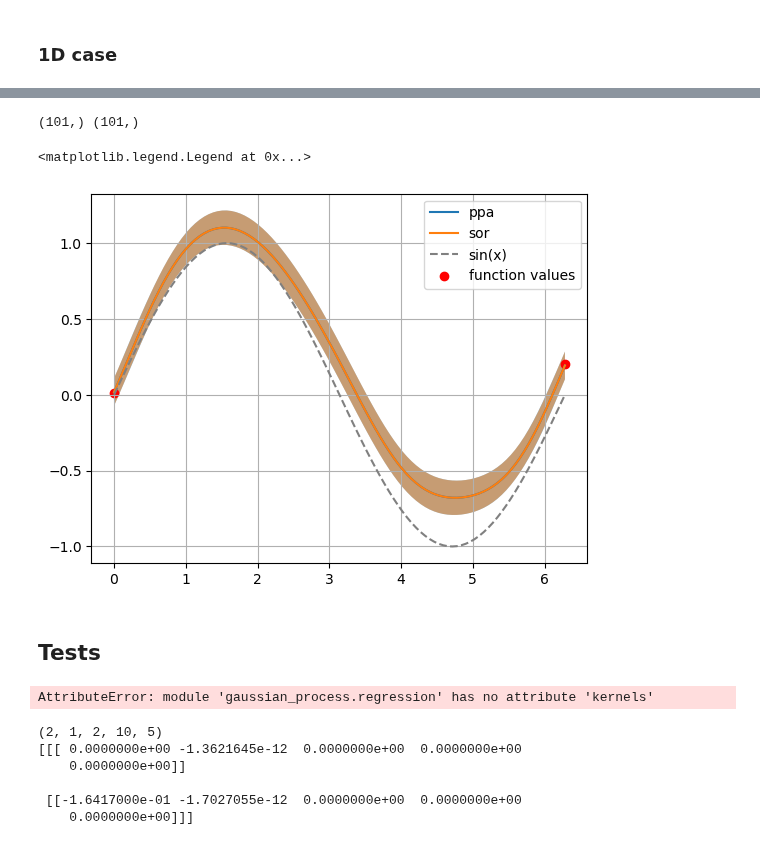
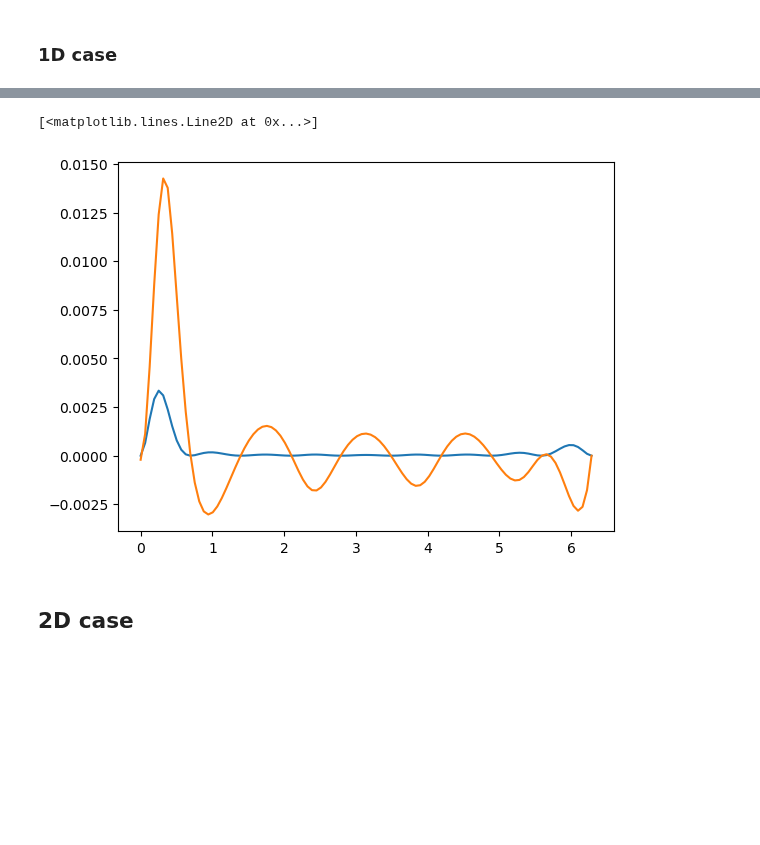
Before and after one commit to LukasEin/jaxgp, a Jupyter notebook: recover_from_derivatives.ipynb, the cells around one changed output, grey strips where cells are left out. Cells and saved outputs as stored; diff of their text form; code cells hidden in the pictures; blank space fills up the shorter version.

```diff
--- a/recover_from_derivatives.ipynb
+++ b/recover_from_derivatives.ipynb
@@ -40,6 +5,0 @@ def sigmaMatrix(sigma_sq,*,size=0):
-# %%
-def func(x,noise=0.0):
-    return np.sin(x) + noise*np.random.randn(*x.shape)
-
-def grad_func(x,noise=0.0):
-    return np.cos(x) + noise*np.random.randn(*x.shape)
@@ -203,2 +6,8 @@ kernel = RBF()
 # %% [markdown]
 ### 1D case
+# %%
+def func(x,noise=0.0):
+    return jnp.sin(x) + noise*jnp.random.randn(*x.shape)
+
+def grad_func(x,noise=0.0):
+    return jnp.cos(x) + noise*jnp.random.randn(*x.shape)
@@ -261,46 +70,8 @@ ref_vec_SoR: (101, 10)
-# %%
-print(means_ppa.shape, stds_ppa.shape)
-# %% [output]
-(101,) (101,)
-# %%
-plt.plot(grid,means_ppa,label="ppa")
-plt.fill_between(grid,means_ppa-stds_ppa,means_ppa+stds_ppa,alpha=0.5)
-plt.plot(grid,means_sor,label="sor")
-plt.fill_between(grid,means_sor-stds_sor,means_sor+stds_sor,alpha=0.5)
-# plt.plot(grid,means_ny,label="ny")
-# plt.fill_between(grid,means_ny-stds_ny,means_ny+stds_ny,alpha=0.5)
-plt.plot(grid,func(grid),color="grey",ls="--",label="sin(x)")
-plt.scatter(datagrid,data_values,color="r",label="function values")
-plt.grid()
-plt.legend()
-# %% [output]
-<matplotlib.legend.Legend at 0x...>
-[figure, removed]
-# %% [markdown]
-## Tests
-# %%
-import gaussian_process.kernels as kernels
-import jax.numpy as jnp
-from timeit import timeit
-
-kernel = kernels.RBF()
-
-def cov1(x1,x2):
-    return jnp.array([jnp.apply_along_axis(kernel.eval_ddx1x2,1,x1,x) for x in x2]).T
-
-x1 = jnp.arange(0,20,dtype=jnp.float32).reshape(10,2)
-x2 = jnp.arange(1,21,2,dtype=jnp.float32).reshape(5,2)
-
-a = cov1(x1, x2)
-# %% [output]
-AttributeError: module 'gaussian_process.regression' has no attribute 'kernels'
-# %%
-print(a.shape)
-print(a[:,:,0,0])
-# %% [output]
-(2, 1, 2, 10, 5)
-[[[ 0.0000000e+00 -1.3621645e-12  0.0000000e+00  0.0000000e+00
-    0.0000000e+00]]
-
- [[-1.6417000e-01 -1.7027055e-12  0.0000000e+00  0.0000000e+00
-    0.0000000e+00]]]
+# %%
+plt.plot(grid,stds_ppa-stds_sor)
+plt.plot(grid,stds_ppa-stds_ny)
+# %% [output]
+[<matplotlib.lines.Line2D at 0x...>]
+[figure, added]
+# %% [markdown]
+## 2D case
```
Also changed, not shown: parts of 25 cells of this notebook, 1 other file.
